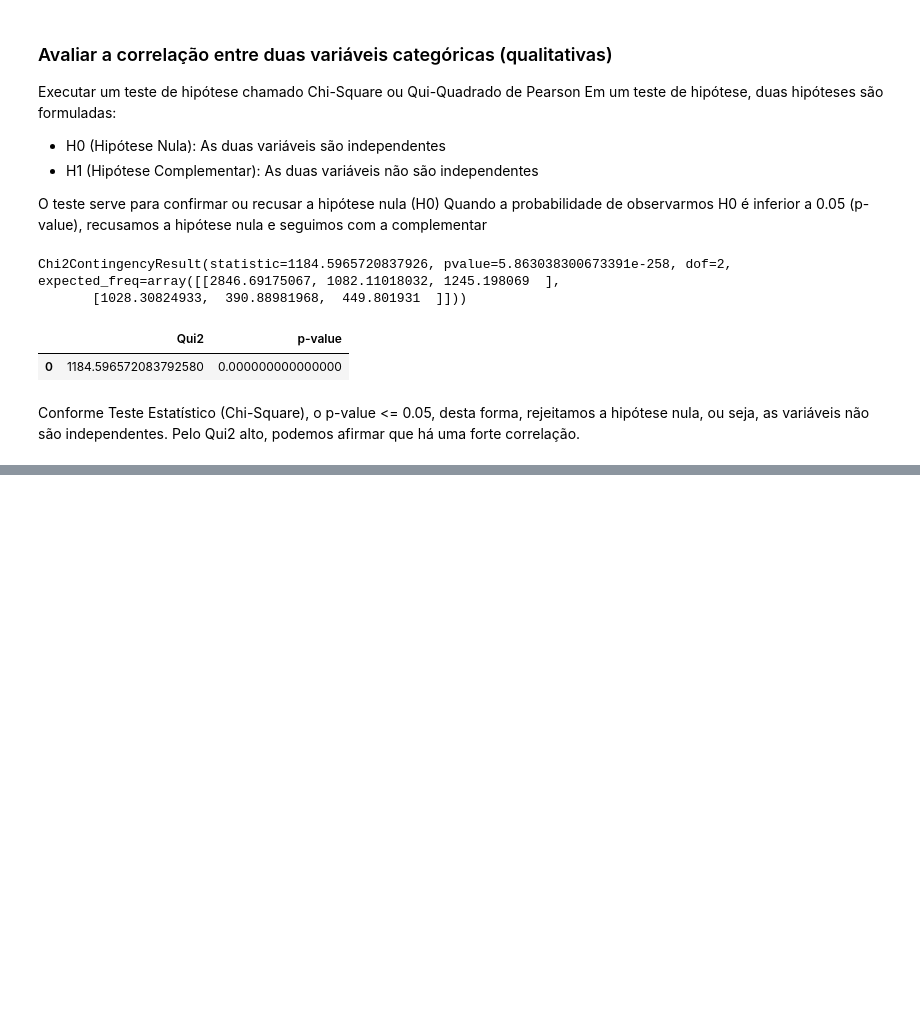
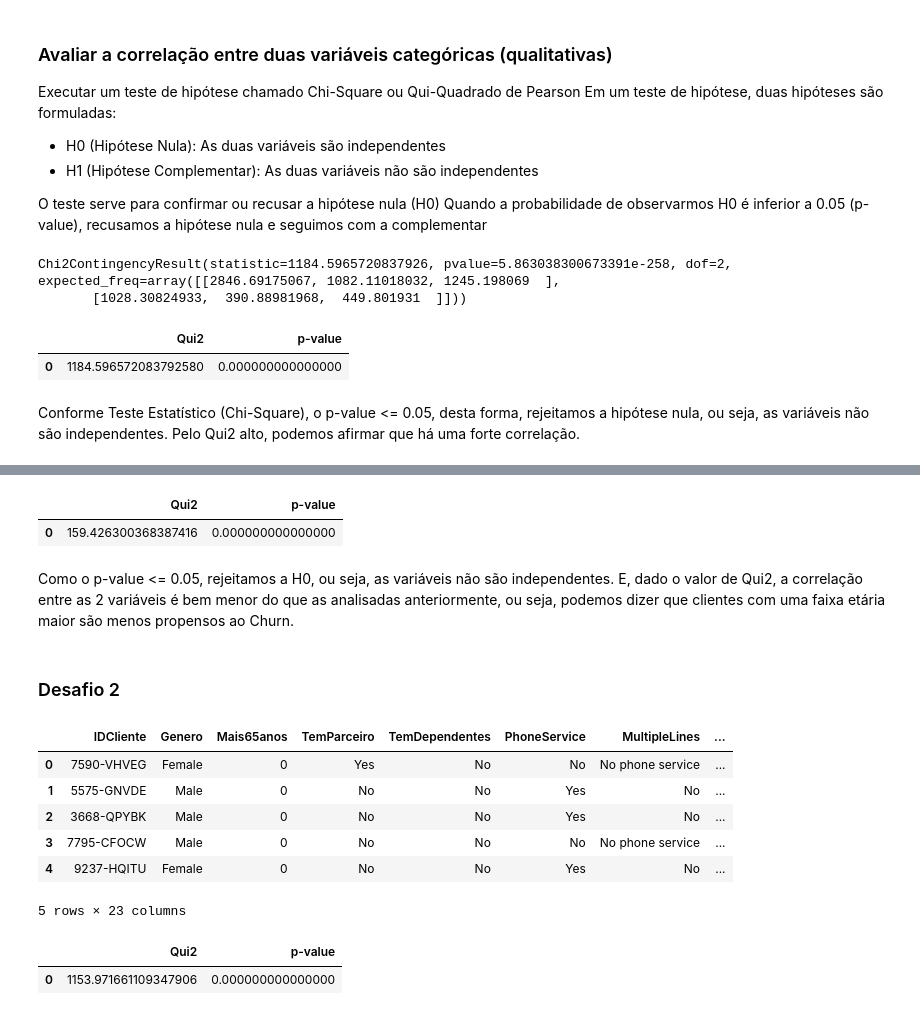
Before and after one commit to guivicentep/personal-py-ai, a Jupyter notebook: eda_churn.ipynb, the cells around one changed output, grey strips where cells are left out. Drawn from its saved outputs; the diff is of its cells as text; code cells hidden in the pictures; blank space fills up the shorter version.

```diff
--- a/eda_churn.ipynb
+++ b/eda_churn.ipynb
@@ -301,0 +391,22 @@ Conforme Teste Estatístico (Chi-Square), o p-value <= 0.05, desta forma, rejeit
+# %%
+df_chi_scores_churn_mais65anos
+# %% [output]
+|  | Qui2 | p-value |
+| 0 | 159.426300368387416 | 0.000000000000000 |
+# %% [markdown]
+Como o p-value <= 0.05, rejeitamos a H0, ou seja, as variáveis não são independentes. E, dado o valor de Qui2, a correlação entre as 2 variáveis é bem menor do que as analisadas anteriormente, ou seja, podemos dizer que clientes com uma faixa etária maior são menos propensos ao Churn.
+# %% [markdown]
+### Desafio 2
+# %%
+# Criar coluna nova
+df_churn['TemContratoMensal'] = np.where(df_churn.Contract == 'Month-to-month', 'Yes', 'No')
+# %%
+df_churn.head(5)
+# %% [output]
+|  | IDCliente | Genero | Mais65anos | TemParceiro | TemDependentes | PhoneService | MultipleLines | ... |
+| 0 | 7590-VHVEG | Female | 0 | Yes | No | No | No phone service | ... |
+| 1 | 5575-GNVDE | Male | 0 | No | No | Yes | No | ... |
+| 2 | 3668-QPYBK | Male | 0 | No | No | Yes | No | ... |
+| 3 | 7795-CFOCW | Male | 0 | No | No | No | No phone service | ... |
+| 4 | 9237-HQITU | Female | 0 | No | No | Yes | No | ... |
+5 rows × 23 columns
@@ -301,0 +426,5 @@ Conforme Teste Estatístico (Chi-Square), o p-value <= 0.05, desta forma, rejeit
+# %%
+df_chi_scores_churn_temcontrato
+# %% [output]
+|  | Qui2 | p-value |
+| 0 | 1153.971661109347906 | 0.000000000000000 |
```
Also changed, not shown: parts of 27 cells of this notebook.
